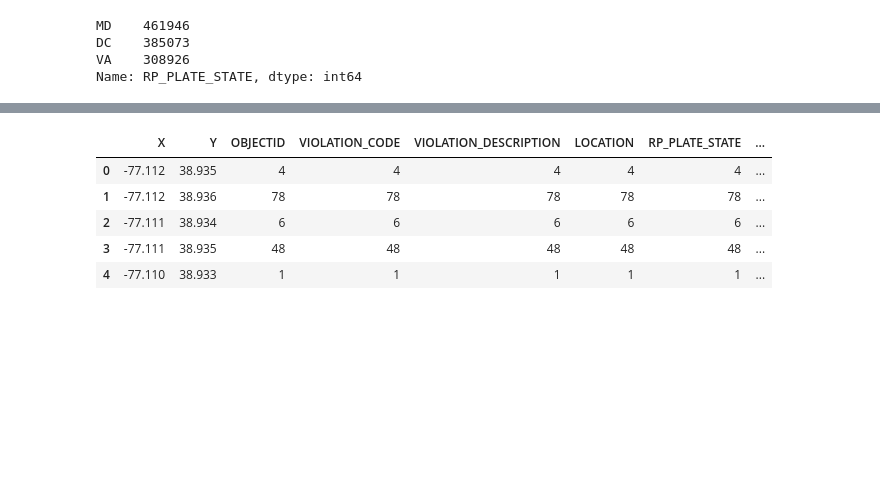
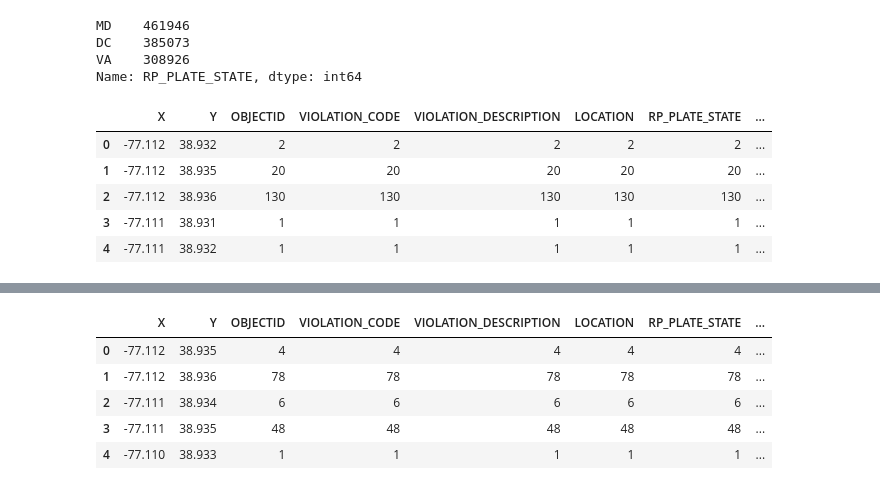
Before and after one commit to MimiB2010/ParkingTicketAnalysisInDC, a Jupyter notebook: Parking2018-MiriamStatePlates.ipynb, the cells around one changed output, grey strips where cells are left out. Saved outputs shown, nothing was run; the diff lists cells and outputs as text; code cells hidden in the pictures; blank space fills up the shorter version.

```diff
--- a/Parking2018-MiriamStatePlates.ipynb
+++ b/Parking2018-MiriamStatePlates.ipynb
@@ -92,3 +92,21 @@ MD    461946
 DC    385073
 VA    308926
 Name: RP_PLATE_STATE, dtype: int64
+# %%
+#DMV Plate, Violation Data
+dmv_plates = Parking18_dmv.groupby(["X", "Y"]).count()
+dmv_plates_grouped = dmv_plates.reset_index()
+
+# Store latitude and longitude in locations
+locations = dmv_plates_grouped[["Y", "X"]]
+
+# Fill NaN values and convert to float
+dmv_count = dmv_plates_grouped["OBJECTID"].astype(float)
+dmv_plates_grouped.head()
+# %% [output]
+|  | X | Y | OBJECTID | VIOLATION_CODE | VIOLATION_DESCRIPTION | LOCATION | RP_PLATE_STATE | ... |
+| 0 | -77.112 | 38.932 | 2 | 2 | 2 | 2 | 2 | ... |
+| 1 | -77.112 | 38.935 | 20 | 20 | 20 | 20 | 20 | ... |
+| 2 | -77.112 | 38.936 | 130 | 130 | 130 | 130 | 130 | ... |
+| 3 | -77.111 | 38.931 | 1 | 1 | 1 | 1 | 1 | ... |
+| 4 | -77.111 | 38.932 | 1 | 1 | 1 | 1 | 1 | ... |
```
Also changed, not shown: parts of 3 cells of this notebook, 1 other file.
